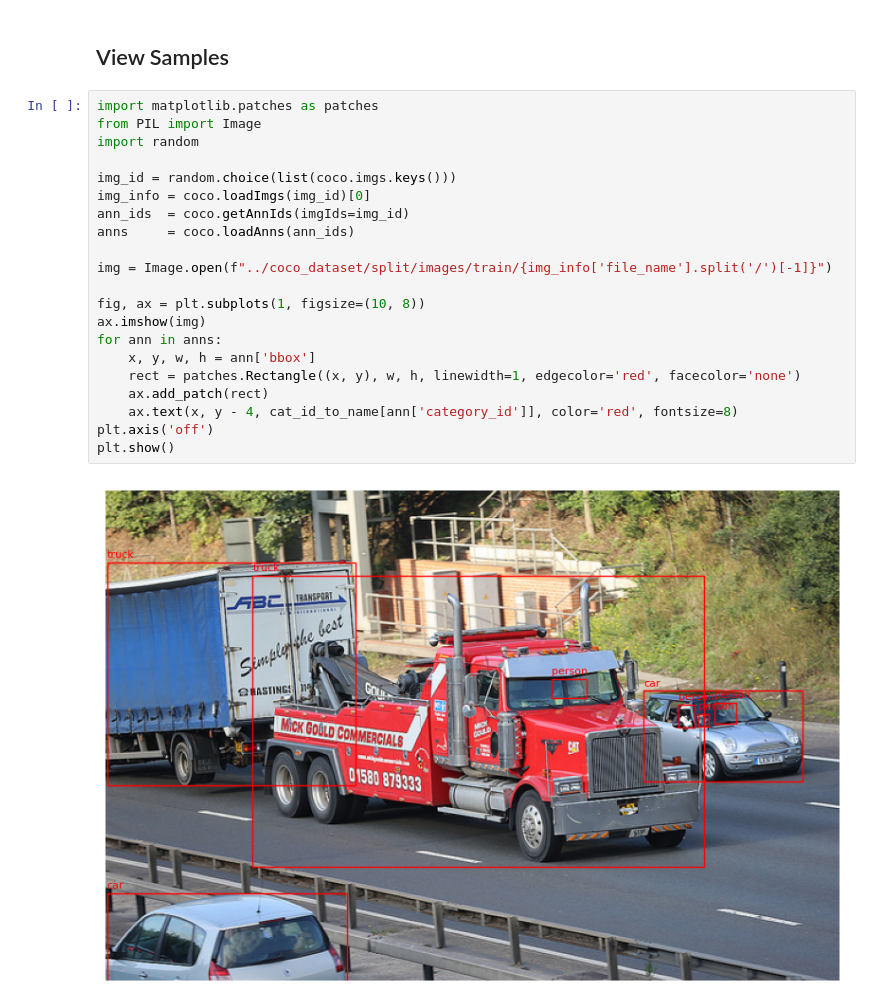
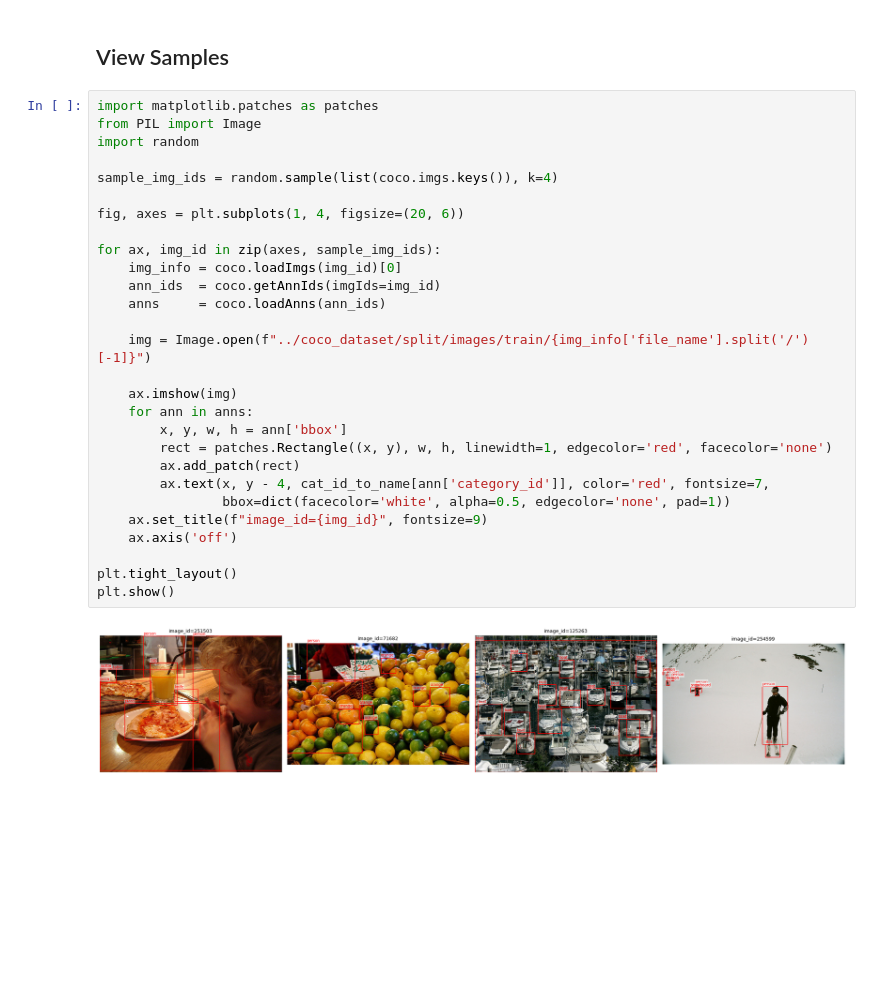
Before and after one commit to sush-utagi/Honours_2026, a Jupyter notebook: dataset-creation/explore_coco.ipynb, the cells around one changed output. Drawn from its saved outputs; the diff is of its cells as text; blank space fills up the shorter version.

Commit message:
more dataset building

```diff
--- a/dataset-creation/explore_coco.ipynb
+++ b/dataset-creation/explore_coco.ipynb
@@ -90,23 +97,30 @@ Large  (>96²):        24.2%
 # %%
 import matplotlib.patches as patches
 from PIL import Image
 import random
 
-img_id = random.choice(list(coco.imgs.keys()))
-img_info = coco.loadImgs(img_id)[0]
-ann_ids  = coco.getAnnIds(imgIds=img_id)
-anns     = coco.loadAnns(ann_ids)
+sample_img_ids = random.sample(list(coco.imgs.keys()), k=4)
 
-img = Image.open(f"../coco_dataset/split/images/train/{img_info['file_name'].split('/')[-1]}")
+fig, axes = plt.subplots(1, 4, figsize=(20, 6))
 
-fig, ax = plt.subplots(1, figsize=(10, 8))
-ax.imshow(img)
-for ann in anns:
-    x, y, w, h = ann['bbox']
-    rect = patches.Rectangle((x, y), w, h, linewidth=1, edgecolor='red', facecolor='none')
-    ax.add_patch(rect)
-    ax.text(x, y - 4, cat_id_to_name[ann['category_id']], color='red', fontsize=8)
-plt.axis('off')
+for ax, img_id in zip(axes, sample_img_ids):
+    img_info = coco.loadImgs(img_id)[0]
+    ann_ids  = coco.getAnnIds(imgIds=img_id)
+    anns     = coco.loadAnns(ann_ids)
+
+    img = Image.open(f"../coco_dataset/split/images/train/{img_info['file_name'].split('/')[-1]}")
+
+    ax.imshow(img)
+    for ann in anns:
+        x, y, w, h = ann['bbox']
+        rect = patches.Rectangle((x, y), w, h, linewidth=1, edgecolor='red', facecolor='none')
+        ax.add_patch(rect)
+        ax.text(x, y - 4, cat_id_to_name[ann['category_id']], color='red', fontsize=7,
+                bbox=dict(facecolor='white', alpha=0.5, edgecolor='none', pad=1))
+    ax.set_title(f"image_id={img_id}", fontsize=9)
+    ax.axis('off')
+
+plt.tight_layout()
 plt.show()
 # %% [output]
-[figure, old version]
+[figure, new version]
```
Also changed, not shown: parts of 5 cells of this notebook, 2 other files.
